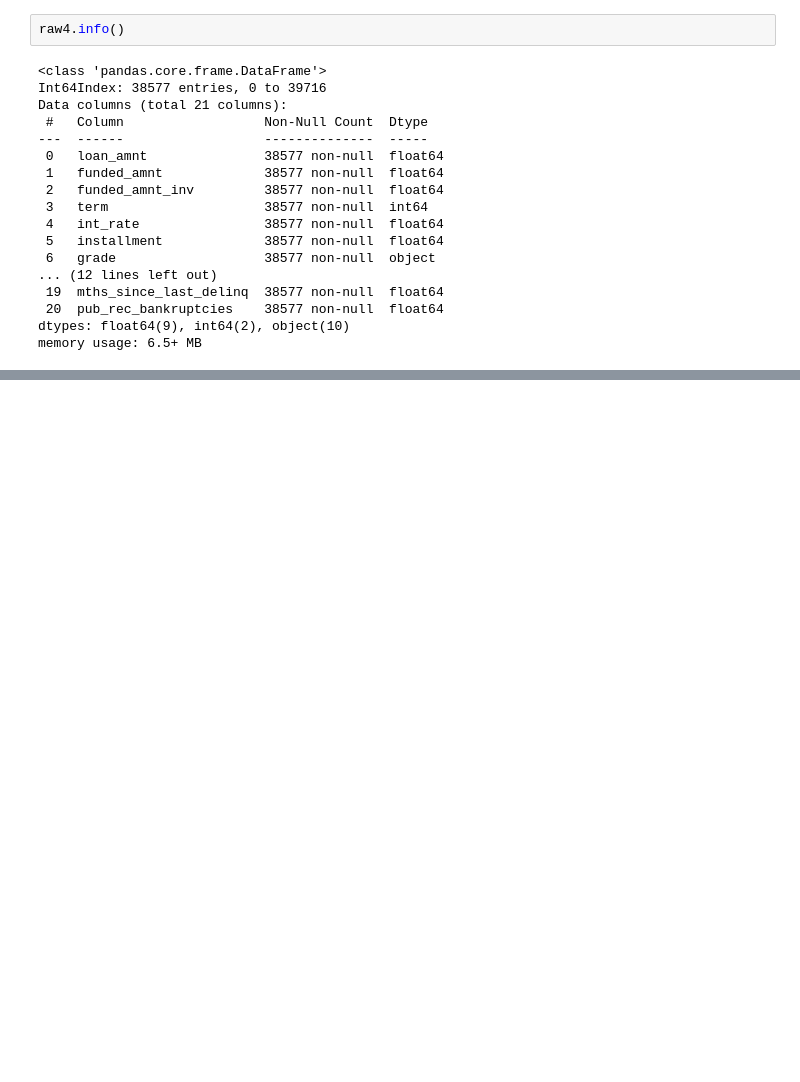
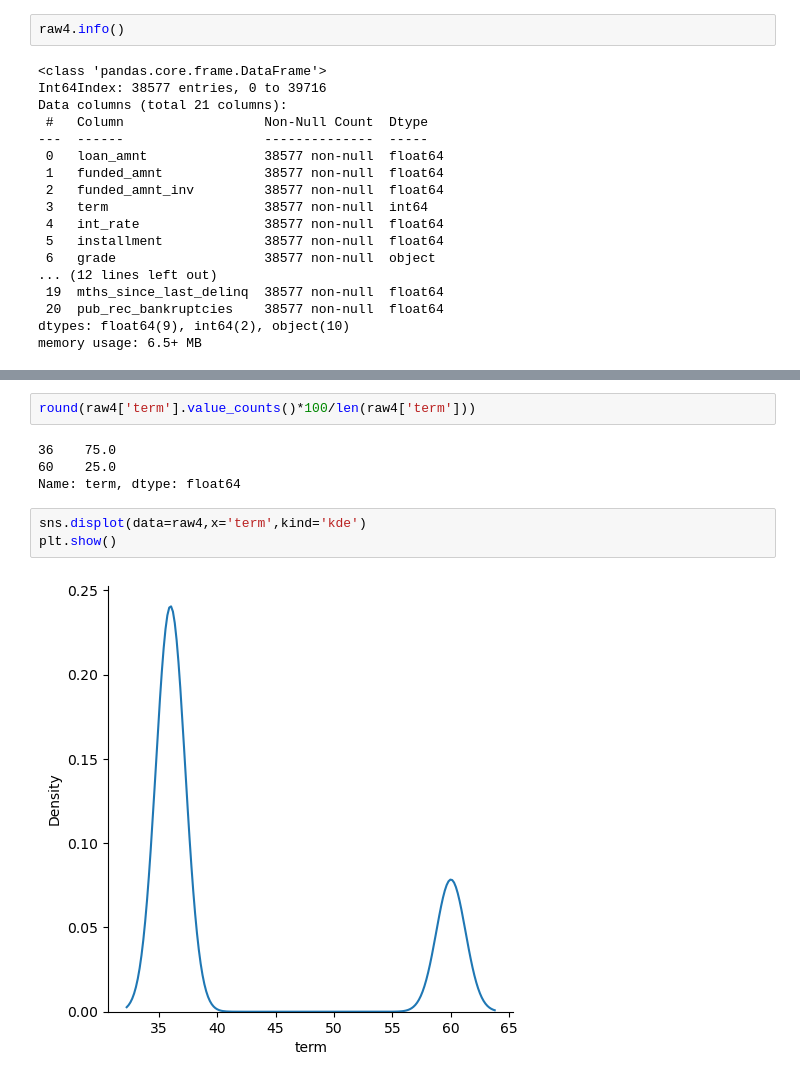
Before and after one commit to rmohamedbasith/Advanced-Regression, a Jupyter notebook: EDA_lendingclub/Data_cleaning.ipynb, the cells around one changed output, grey strips where cells are left out. Drawn from its saved outputs; the diff is of its cells as text; blank space fills up the shorter version.

```diff
--- a/EDA_lendingclub/Data_cleaning.ipynb
+++ b/EDA_lendingclub/Data_cleaning.ipynb
@@ -693,0 +753,11 @@ KeyboardInterrupt:
+# %%
+round(raw4['term'].value_counts()*100/len(raw4['term']))
+# %% [output]
+36    75.0
+60    25.0
+Name: term, dtype: float64
+# %%
+sns.displot(data=raw4,x='term',kind='kde')
+plt.show()
+# %% [output]
+[figure, added]
```
Also changed, not shown: parts of 32 cells of this notebook.
